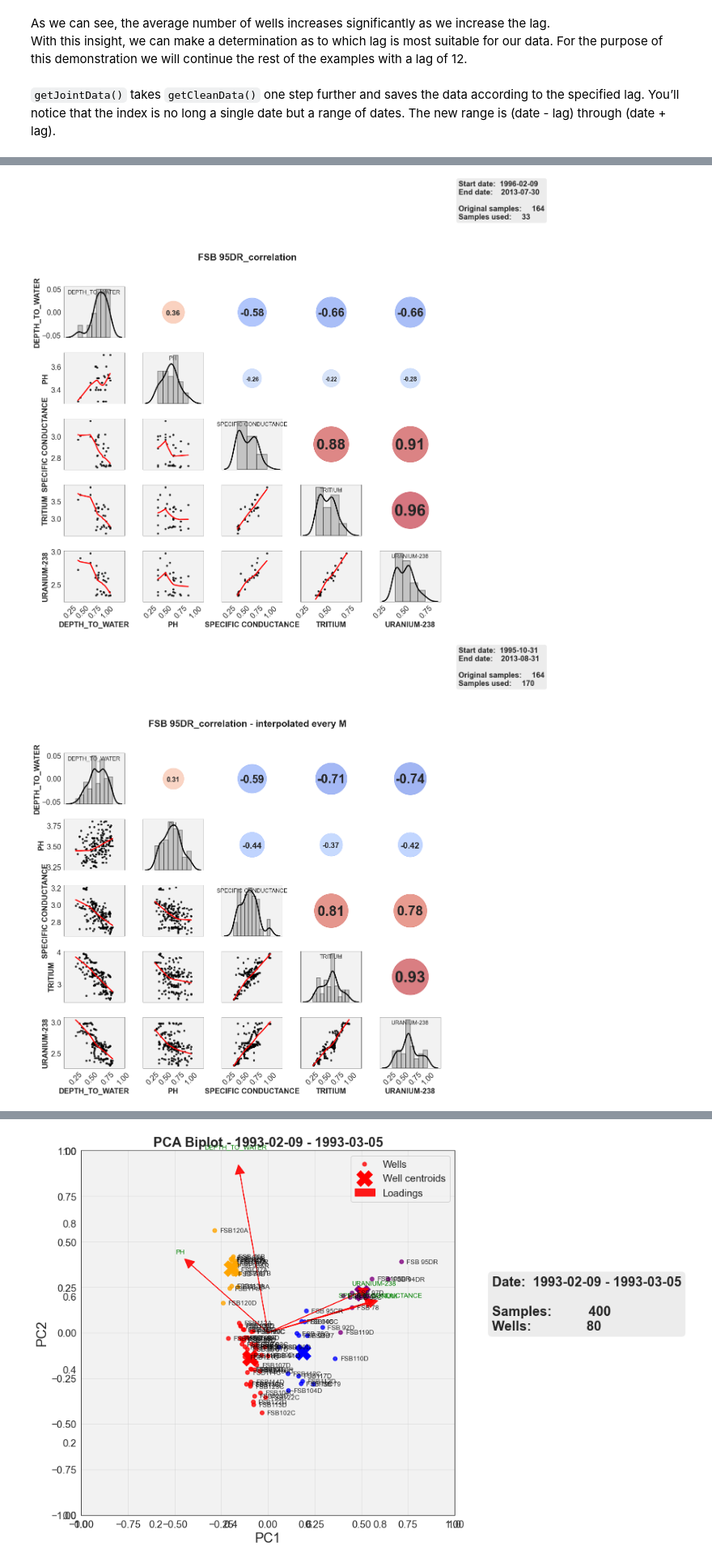
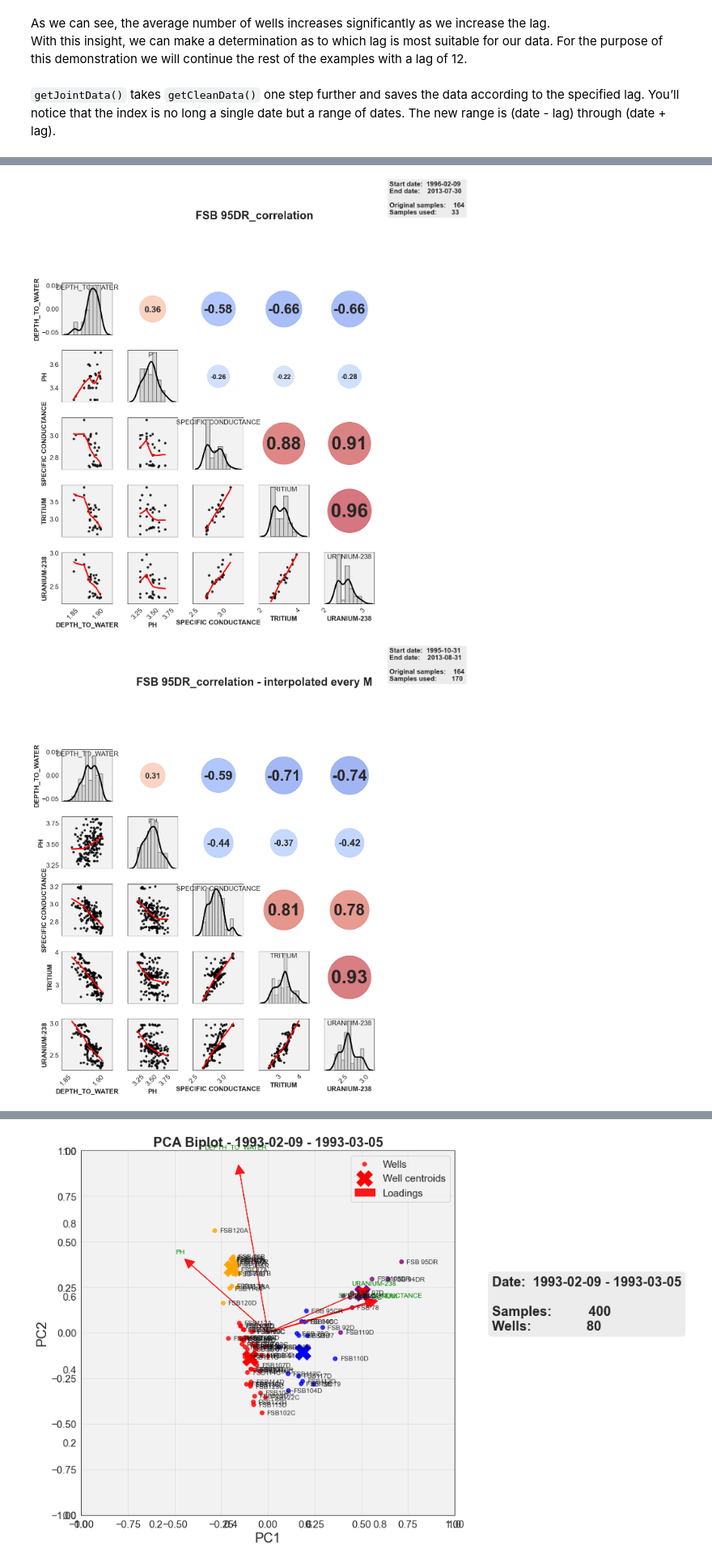
Before and after one commit to ALTEMIS-DOE/pylenm, a Jupyter notebook: notebooks2/2) pyLEnM - Unsupervised Learning.ipynb, the cells around one changed output, grey strips where cells are left out. Shown at 81% size. Saved outputs shown, nothing was run; the diff lists cells and outputs as text; code cells hidden in the pictures.

Commit message:
Updating correlation plots demo.

```diff
--- a/notebooks2/2) pyLEnM - Unsupervised Learning.ipynb
+++ b/notebooks2/2) pyLEnM - Unsupervised Learning.ipynb
@@ -168,12 +179,42 @@ AttributeError: 'PylenmDataModule' object has no attribute '__set_jointData'
 # %%
 # analytes = ['TRITIUM','SPECIFIC CONDUCTANCE', 'PH','URANIUM-238', 'DEPTH_TO_WATER']
 
-pylenm_df.plot_corr_by_well(well_name='FSB 95DR', analytes=analytes, log_transform=True, remove_outliers=True, z_threshold=1.3, remove=['1999-07-28'], no_log=['PH'])
+from pylenm2.stats import preprocess
+from pylenm2.visualization import plots
+from pylenm2.visualization import correlation as pcorr
+
+import importlib
+importlib.reload(plots)
+importlib.reload(pcorr)
+importlib.reload(preprocess)
 
 
-pylenm_df.plot_corr_by_well(well_name='FSB 95DR', analytes=analytes,
-                         interpolate=True, frequency='M',
-                         remove_outliers=True, z_threshold=1.3, log_transform=True, remove=['1999-07-28'], no_log=['PH'])
+_ = pcorr.plot_corr_by_well(
+    data_pylenm_dm=pylenm2_dm,
+    well_name='FSB 95DR',
+    analytes=analytes,
+    log_transform=True,
+    remove_outliers=True,
+    z_threshold=1.3,
+    remove=['1999-07-28'],
+    no_log=['PH'],
+    fontsize=15,
+)
+
+
+_ = pcorr.plot_corr_by_well(
+    data_pylenm_dm=pylenm2_dm,
+    well_name='FSB 95DR',
+    analytes=analytes,
+    interpolate=True,
+    frequency='M',
+    remove_outliers=True,
+    z_threshold=1.3,
+    log_transform=True,
+    remove=['1999-07-28'],
+    no_log=['PH'],
+    fontsize=15,
+)
 # %% [output]
-[figure, old version]
+[figure, new version]
-[figure, old version]
+[figure, new version]
```
Also changed, not shown: parts of 8 cells of this notebook.
